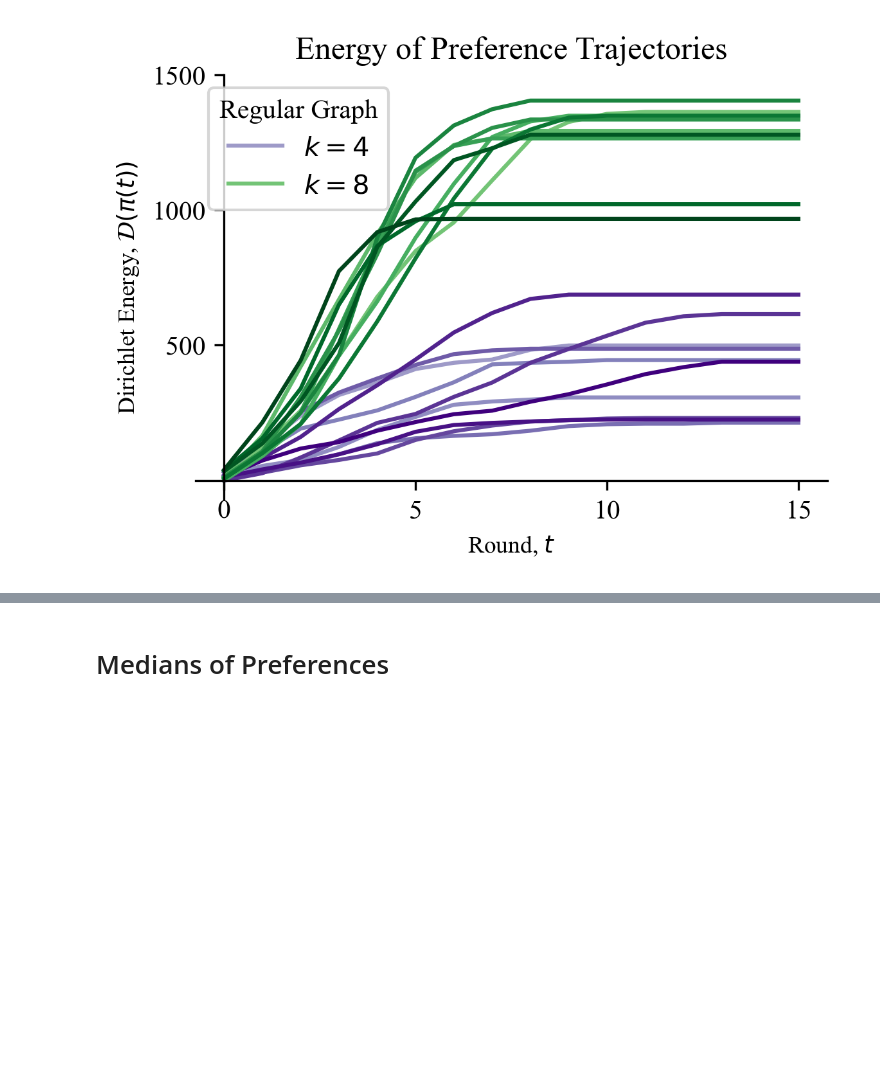
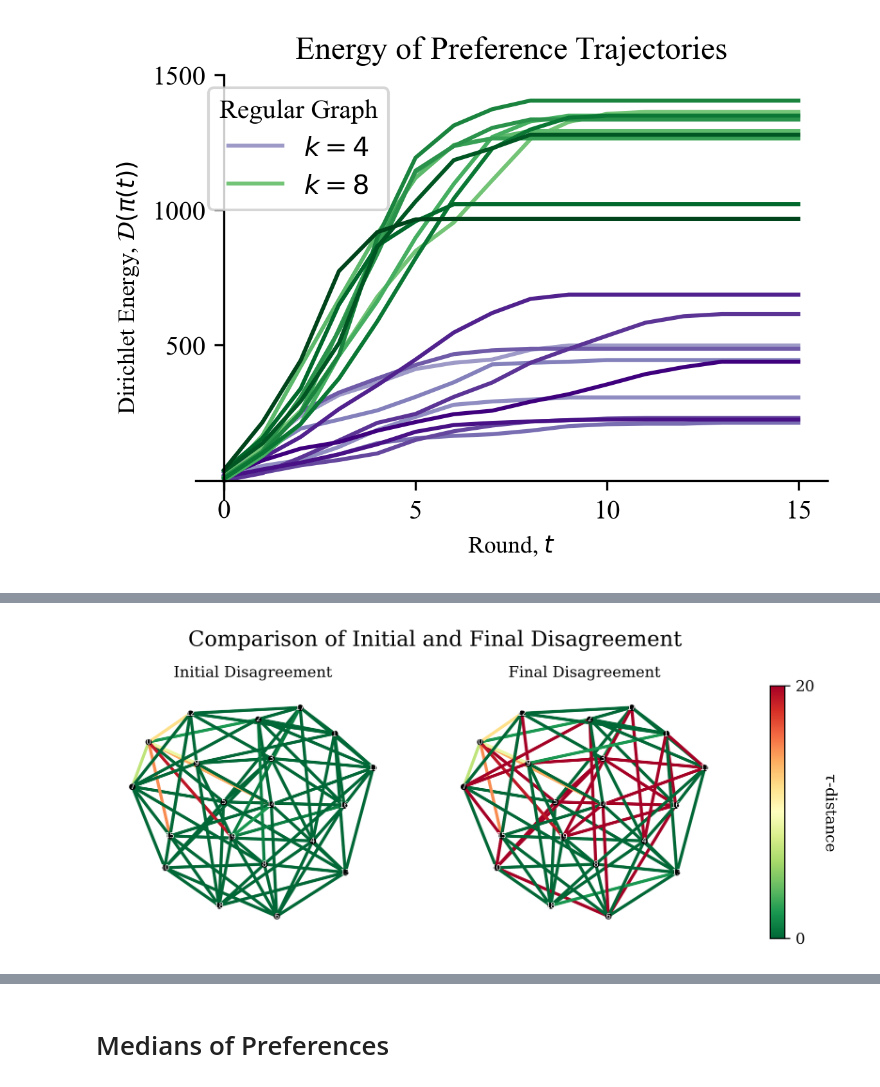
Before and after one commit to hans-riess/prefdynamo, a Jupyter notebook: code/notebook.ipynb, the cells around one changed output, grey strips where cells are left out. Saved outputs shown, nothing was run; the diff lists cells and outputs as text; code cells hidden in the pictures; blank space fills up the shorter version.

```diff
--- a/code/notebook.ipynb
+++ b/code/notebook.ipynb
@@ -131,0 +137,90 @@ plt.show()
+# %%
+from networkx import Graph, spring_layout, draw_networkx_nodes, draw_networkx_edges, draw_networkx_labels
+from ast import literal_eval
+import matplotlib.pyplot as plt
+import pandas as pd
+import numpy as np
+import matplotlib.cm as cm
+from matplotlib.gridspec import GridSpec
+
+plt.rcParams["font.family"] = "serif"
+
+experiment_number = 8 #change this to create each plot!!!
+
+# Load the metadata
+file_path_metadata = 'experiments/experiment_'+str(experiment_number)+ '/experiment_' + str(experiment_number) + '_metadata.csv'
+metadata = pd.read_csv(file_path_metadata, index_col=0)
+# Extract the values for n_agents and n_neighbors
+n_agents = metadata.loc['n_agents', 'variable'] if 'n_agents' in metadata.index else None
+n_neighbors = metadata.loc['n_neighbors', 'variable'] if 'n_neighbors' in metadata.index else None
+n_iterations = int(metadata.loc['n_iterations', 'variable']) if 'n_iterations' in metadata.index else None
+
+# Extract the values for graph
+edge_list = literal_eval(metadata.loc['graph', 'variable'] if 'graph' in metadata.index else None)
+graph = Graph()
+graph.add_edges_from(edge_list)
+
+# Choice of initial condition
+trial = 1
+
+# Load the distance matrices
+distance_matrices = []
+for t in range(n_iterations):
+    file_path = 'experiments/experiment_'+str(experiment_number)+ '/experiment_' + str(experiment_number) + '_trial_' + str(trial) + '_t_' + str(t).zfill(2) + '.csv'
+    distance_matrix = pd.read_csv(file_path, header=None).values
+    distance_matrices.append(distance_matrix)
+
+# First and Last distance matrix
+initial_distance_matrix = distance_matrices[0]
+final_distance_matrix = distance_matrices[-1]
+
+# Compute the global minimum and maximum across both matrices
+
+
+global_min = min([np.min(matrix) for matrix in distance_matrices])
+global_max = max([np.max(matrix) for matrix in distance_matrices])
+
+# Normalize the distance matrices values to range [0, 1] using the global min and max
+norm_initial_distance = (initial_distance_matrix - global_min) / (global_max - global_min)
+norm_final_distance = (final_distance_matrix - global_min) / (global_max - global_min)
+
+# Prepare edge colors based on normalized distance
+initial_edge_colors = [norm_initial_distance[u][v] for u, v in graph.edges()]
+final_edge_colors = [norm_final_distance[u][v] for u, v in graph.edges()]
+
+# Create a gridspec for the plots and the colorbar
+gs = GridSpec(1, 3, width_ratios=[1, 1, 0.05])
+
+plt.figure(figsize=[8, 3], dpi=300)
+plt.suptitle('Comparison of Initial and Final Disagreement', fontsize=14, y=1.05)
+
+# Plot for initial distance matrix using the first section of the gridspec
+ax0 = plt.subplot(gs[0])
+pos = spring_layout(graph)
+draw_networkx_nodes(graph, pos, node_color='black', node_size=10)
+edges = draw_networkx_edges(graph, pos, edge_color=initial_edge_colors, width=2.0, edge_cmap=cm.RdYlGn_r, edge_vmin=0, edge_vmax=1, alpha=1)
+draw_networkx_labels(graph, pos, font_color="white", font_size=5)
+ax0.set_title('Initial Disagreement', fontsize=10)
+ax0.axis('off')
+
+# Plot for final distance matrix using the second section of the gridspec
+ax1 = plt.subplot(gs[1])
+draw_networkx_nodes(graph, pos, node_color='black', node_size=10)
+edges = draw_networkx_edges(graph, pos, edge_color=final_edge_colors, width=2.0, edge_cmap=cm.RdYlGn_r, edge_vmin=0, edge_vmax=1, alpha=1)
+draw_networkx_labels(graph, pos, font_color="white", font_size=5)
+ax1.set_title('Final Disagreement', fontsize=10)
+ax1.axis('off')
+
+# Adding vertical color bar with custom labels using the third section of the gridspec
+ax2 = plt.subplot(gs[2])
+sm = plt.cm.ScalarMappable(cmap=cm.RdYlGn_r, norm=plt.Normalize(vmin=0, vmax=1))
+sm.set_array([])
+cbar = plt.colorbar(sm, cax=ax2, orientation='vertical', ticks=[0, 1])
+cbar.ax.set_yticklabels([f'{global_min:.0f}', f'{global_max:.0f}'])  # Set labels for the ticks
+cbar.set_label("Kendall distance", rotation=270, labelpad=15)
+
+# Save and show the plot
+plt.savefig('plots/experiment_' + str(experiment_number) + '_trial_' + str(trial) + '_heat_graph_comparison.png')
+plt.show()
+# %% [output]
+[figure, added]
```
Also changed, not shown: parts of 9 cells of this notebook, 1 other file.
